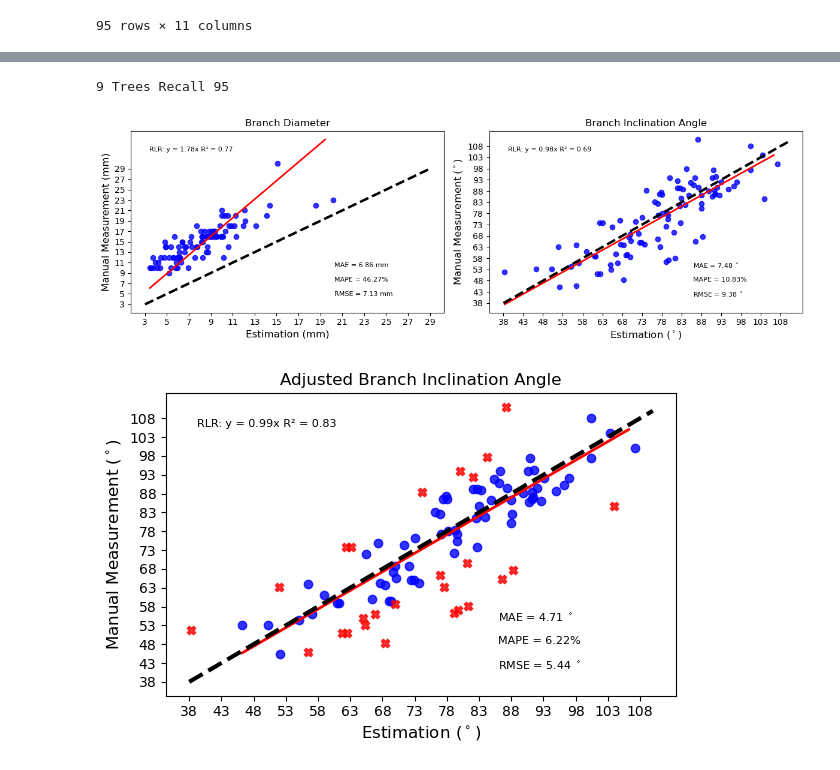
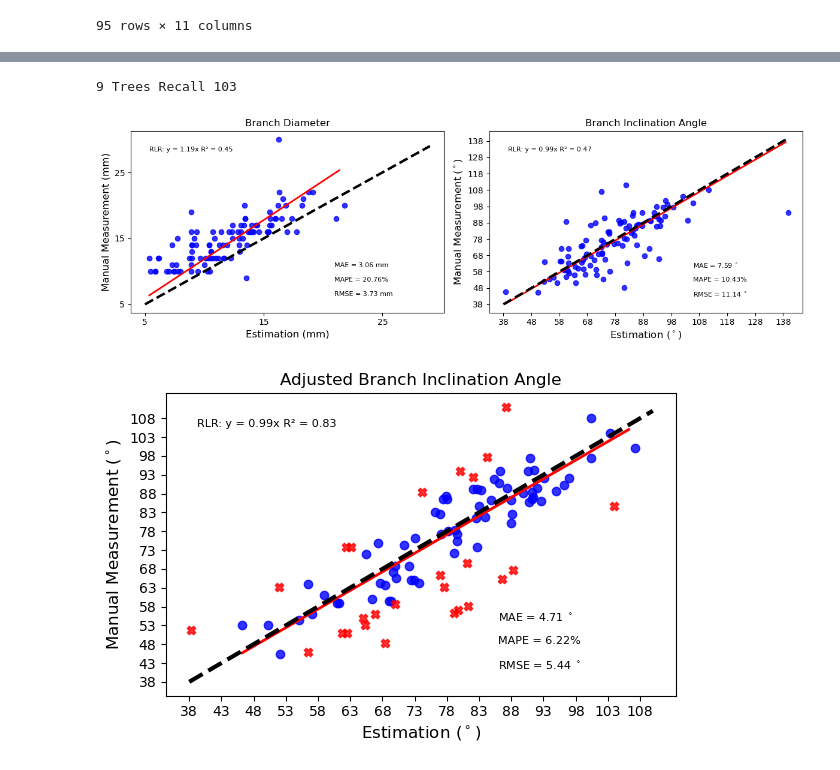
Before and after one commit to suptimq/AppleQSM, a Jupyter notebook: code/notebook/plot_branch_corr.ipynb, the cells around one changed output, grey strips where cells are left out. Drawn from its saved outputs; the diff is of its cells as text; code cells hidden in the pictures.

```diff
--- a/code/notebook/plot_branch_corr.ipynb
+++ b/code/notebook/plot_branch_corr.ipynb
@@ -49,3 +147,10 @@ Sheet name: branch_trait
 | 93 | 15 | tree9 | 58.98 | 2.69 | 61.1 | ... |
 | 94 | 18 | tree9 | 66.45 | 4.13 | 60.0 | ... |
 95 rows × 11 columns
+# %%
+data_folder = Path(r'E:\Result\LLC_02022022\Row13\Generator2-AdaPoinTr-Skeleton-GAN_LTB81-v4_CDL1_SkelLoss-Supervised-0.01_Finetune\Primary\Characterization2\hc_downsample_iter_7')
+excel_files = str(data_folder / 'Branch_Trait_2.csv')
+assert os.path.exists(excel_files), f'{excel_files} Not Found'
+df = pd.read_csv(excel_files)
+df = df.dropna()
+df
@@ -62,45 +181,45 @@ ransac_lr_x, ransac_lr_y, rlr_coef, rlr_intercept, rlr_score = metrics['RLR']
 sns.regplot(x=x_axis, y=y_axis, data=df, ci=ci, fit_reg=False, robust=False, scatter_kws={"color": "blue"}, line_kws={"color": "red"}, ax=ax)
 # ax.plot(lr_x, lr_y, color="green", linewidth=2, label="Linear regressor")
 ax.plot(ransac_lr_x, ransac_lr_y, color="red", linewidth=2, label="Huber regressor")
-ax.text(0.06, 0.9, f'RLR: y = {1.78:.2f}x R\u00b2 = {0.77:.2f}', **text_in_figure_para, transform=ax.transAxes)
+ax.text(0.06, 0.9, f'RLR: y = {rlr_coef[0]:.2f}x R\u00b2 = {0.45:.2f}', **text_in_figure_para, transform=ax.transAxes)
 # ax.text(0.06, 0.82, f'LR:   y = {lr_coef[0][0]:.2f}x R\u00b2 = {lr_score:.2f}', **text_in_figure_para, transform=ax.transAxes)
 ax.text(0.65, 0.26, f"MAE = {metrics['MAE']} mm", **text_in_figure_para, transform=ax.transAxes)
 ax.text(0.65, 0.18, f"MAPE = {metrics['MAPE']}%", **text_in_figure_para, transform=ax.transAxes)
 ax.text(0.65, 0.1, f"RMSE = {metrics['RMSE']} mm", **text_in_figure_para, transform=ax.transAxes)
 ax.set_title('Branch Diameter', **text_in_title_para)
 ax.set_xlabel('Estimation (mm)', **text_in_title_para)
 ax.set_ylabel('Manual Measurement (mm)', **text_in_title_para)
 
 # plot 1:1 line
-plot_yx_line(df, x_axis, y_axis, ax, x_interval=2, y_interval=2)
+plot_yx_line(df, x_axis, y_axis, ax, x_interval=10, y_interval=10)
 
 ax = axes[1]
 x_axis = 'Vertical_Croth_Angle-Degree'
 y_axis = 'Manual_Vertical_Crotch_Angle-Degree'
 metrics = evaluation(df, x=x_axis, y=y_axis, fit_intercept=False)
 lr_x, lr_y, lr_coef, lr_intercept, lr_score = metrics['LR']
 ransac_lr_x, ransac_lr_y, rlr_coef, rlr_intercept, rlr_score = metrics['RLR']
 sns.regplot(x=x_axis, y=y_axis, data=df, ci=ci, fit_reg=False, robust=False, scatter_kws={"color": "blue"}, line_kws={"color": "red"}, ax=ax)
 # ax.plot(lr_x, lr_y, color="green", linewidth=2, label="Linear regressor")
 ax.plot(ransac_lr_x, ransac_lr_y, color="red", linewidth=2, label="Huber regressor")
-ax.text(0.06, 0.9, f'RLR: y = {rlr_coef[0]:.2f}x R\u00b2 = {0.69:.2f}', **text_in_figure_para, transform=ax.transAxes)
+ax.text(0.06, 0.9, f'RLR: y = {rlr_coef[0]:.2f}x R\u00b2 = {0.47:.2f}', **text_in_figure_para, transform=ax.transAxes)
 # ax.text(0.06, 0.82, f'LR:   y = {lr_coef[0][0]:.2f}x+{lr_intercept[0]:.2f} R\u00b2 = {lr_score:.2f}', **text_in_figure_para, transform=ax.transAxes)
 ax.text(0.65, 0.26, f"MAE = {metrics['MAE']} $^\circ$", **text_in_figure_para, transform=ax.transAxes)
 ax.text(0.65, 0.18, f"MAPE = {metrics['MAPE']}%", **text_in_figure_para, transform=ax.transAxes)
 ax.text(0.65, 0.1, f"RMSE = {metrics['RMSE']} $^\circ$", **text_in_figure_para, transform=ax.transAxes)
 ax.set_title('Branch Inclination Angle', **text_in_title_para)
 ax.set_xlabel('Estimation ($^\circ$)', **text_in_title_para)
 ax.set_ylabel('Manual Measurement ($^\circ$)', **text_in_title_para)
 
 # plot 1:1 line
-plot_yx_line(df, x_axis, y_axis, ax)
+plot_yx_line(df, x_axis, y_axis, ax, x_interval=10, y_interval=10)
 
 fig.tight_layout()
 print(f'9 Trees Recall {len(df)}')
 plt.savefig(str(data_folder / 'branch_trait_evaluation.png'), dpi=300)
 # %% [output]
-9 Trees Recall 95
+9 Trees Recall 103
-[figure, old version]
+[figure, new version]
 # %%
 removed_df = df.loc[df['Difference > 10']==True, :]
 rest_df = df.loc[df['Difference > 10']==False, :]
```
Also changed, not shown: parts of 4 cells of this notebook, 5 other files.
